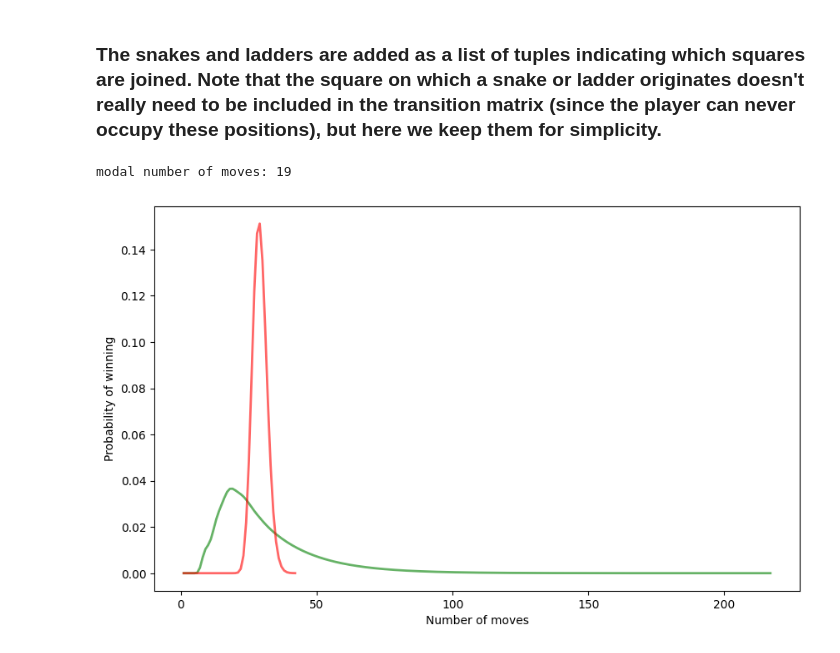
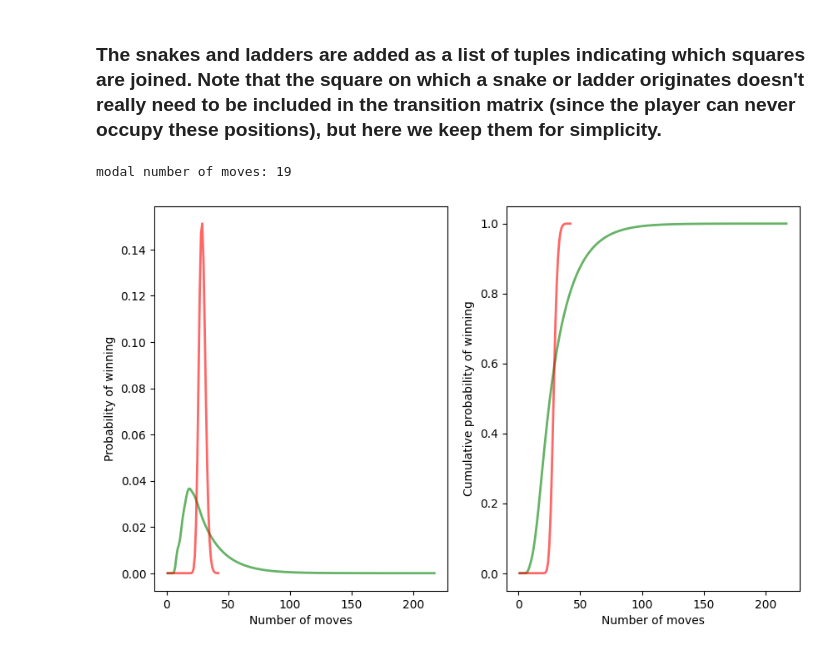
Before and after one commit to wutmeownow/phys441, a Jupyter notebook: JupyterNotebooks/Week12/snakes_and_ladders.ipynb, the cells around one changed output. Drawn from its saved outputs; the diff is of its cells as text; code cells hidden in the pictures.

```diff
--- a/JupyterNotebooks/Week12/snakes_and_ladders.ipynb
+++ b/JupyterNotebooks/Week12/snakes_and_ladders.ipynb
@@ -40,7 +40,7 @@ print(T[94:100,94:101])
 v = np.zeros(101)
 v[0] = 1
 
-n, P = 0, []
+n, P, C = 0, [], []
 cumulative_prob = 0
 # Update the state vector v until the cumulative probability of winning
 # is "effectively" 1
@@ -49,15 +49,22 @@ while cumulative_prob < 0.99999:
     v = v.dot(T)
     P.append(v[100])
     cumulative_prob += P[-1]
+    C.append(cumulative_prob)
+
 mode = np.argmax(P)+1
 print('modal number of moves:', mode)
 
 # Plot the probability of winning as a function of the number of moves
-fig, ax = plt.subplots()
-ax.plot(np.linspace(1,n,n), P, 'g', lw=2, alpha=0.6)
-ax.set_xlim(15)
-ax.set_xlabel('Number of moves')
-ax.set_ylabel('Probability of winning')
+fig, ax = plt.subplots(1,2)
+ax[0].plot(np.linspace(1,n,n), P, 'g', lw=2, alpha=0.6)
+ax[0].set_xlim(15)
+ax[0].set_xlabel('Number of moves')
+ax[0].set_ylabel('Probability of winning')
+ax[1].plot(np.linspace(1,n,n), C, 'r', lw=2, alpha=0.6)
+ax[1].set_xlim(15)
+ax[1].set_xlabel('Number of moves')
+ax[1].set_ylabel('Cumulative probability of winning')
+
 
 plt.show()
 # %% [output]
@@ -99,37 +106,43 @@ for i in range(1,101):
 for (i1,i2) in trans:
     iw = np.where(T[:,i1] > 0)
     T[:,i1] = 0
     T[iw,i2] += 1/6
 
 # House rules: you don't need to land on 100, just reach it.
 T[95:100,100] += np.linspace(1/6, 5/6, 5)
 for snake in snakes:
     T[snake,100] = 0
 
 # The player starts at position 0.
 v = np.zeros(101)
 v[0] = 1
 
-ns, Ps = 0, []
+ns, Ps, Cs = 0, [], []
 cumulative_prob = 0
 # Update the state vector v until the cumulative probability of winning
 # is "effectively" 1
 while cumulative_prob < 0.99999:
     ns += 1
     v = v.dot(T)
     Ps.append(v[100])
     cumulative_prob += Ps[-1]
+    Cs.append(cumulative_prob)
+
 mode = np.argmax(Ps)+1
 print('modal number of moves:', mode)
 
 # Plot the probability of winning as a function of the number of moves
-fig, ax = plt.subplots()
-ax.plot(np.linspace(1,ns,ns), Ps, 'g-', lw=2, alpha=0.6, label='Markov')
-ax.plot(np.linspace(1,n,n), P, 'r-', lw=2, alpha=0.6, label='No snakes or ladders')
-ax.set_xlabel('Number of moves')
-ax.set_ylabel('Probability of winning')
+fig, ax = plt.subplots(1,2)
+ax[0].plot(np.linspace(1,ns,ns), Ps, 'g-', lw=2, alpha=0.6, label='Markov')
+ax[0].plot(np.linspace(1,n,n), P, 'r-', lw=2, alpha=0.6, label='No snakes or ladders')
+ax[0].set_xlabel('Number of moves')
+ax[0].set_ylabel('Probability of winning')
+ax[1].plot(np.linspace(1,ns,ns), Cs, 'g-', lw=2, alpha=0.6, label='Markov')
+ax[1].plot(np.linspace(1,n,n), C, 'r-', lw=2, alpha=0.6, label='No snakes or ladders')
+ax[1].set_xlabel('Number of moves')
+ax[1].set_ylabel('Cumulative probability of winning')
 
 plt.show()
 # %% [output]
 modal number of moves: 19
-[figure, old version]
+[figure, new version]
```
Also changed, not shown: parts of 1 cell of this notebook, 1 other file.
